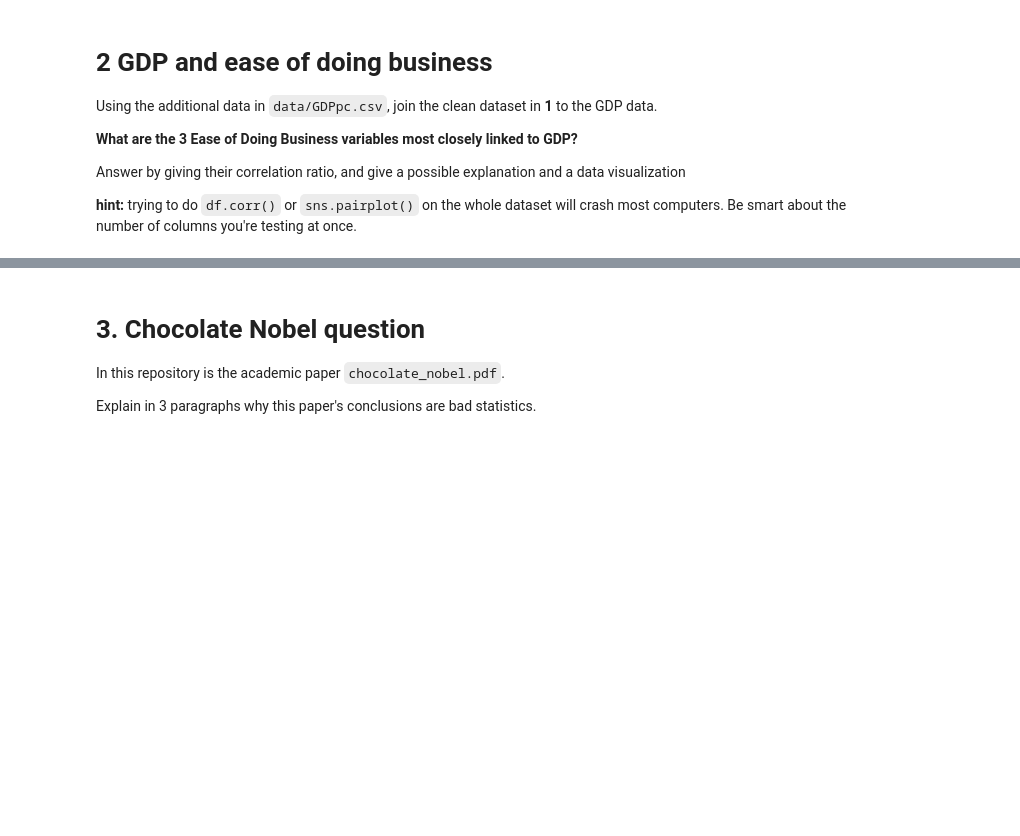
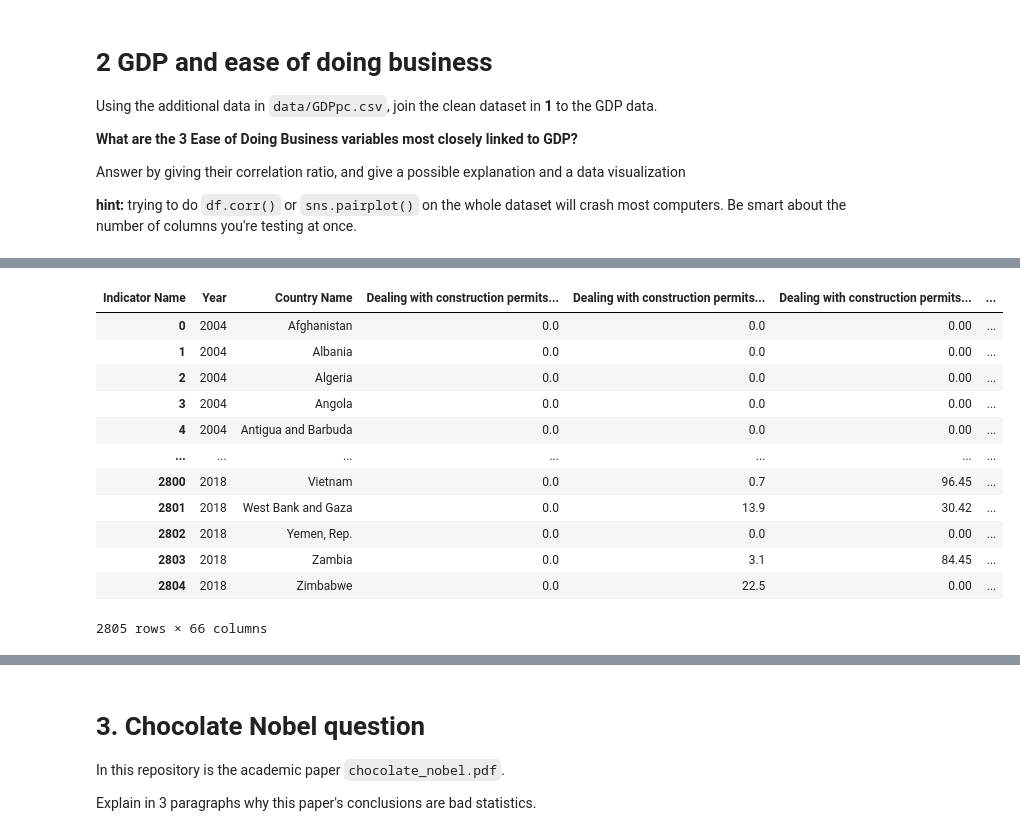
Before and after one commit to cb-ds-1/m2-5-storytelling, a Jupyter notebook: Workshop.ipynb, the cells around one changed output, grey strips where cells are left out. Cells and saved outputs as stored; diff of their text form; code cells hidden in the pictures; blank space fills up the shorter version.

```diff
--- a/Workshop.ipynb
+++ b/Workshop.ipynb
@@ -41,0 +100,39 @@ Answer by giving their correlation ratio, and give a possible explanation and a
+# %%
+"""
+Let's narrow down some columns.
+"""
+columns = joined.columns
+col_l = list(columns[starting_index:-1])
+starting_index = 2
+col_sums = [joined[col].sum() for col in col_l]
+"""
+First, let's remove columns whose sum of all values is 0, these won't serve any purpose
+"""
+del_zeros = [columns[starting_index:][zero]  for zero in np.where(np.array(col_sums) == 0.0)][0].tolist()
+"""
+Second, let's identify all columns whose number of occurences of 0.0 ranks above the 30th percentile
+"""
+z_counts = [joined[col].value_counts()[0.0] for col in col_l]
+z_counts_30 = np.percentile(np.array(z_counts), 30)
+
+del_in_70_perc = [columns[starting_index:][zero] for zero in np.where(np.array(z_counts) > z_counts_30)][0].tolist()
+"""
+Let's merge the two and delete the columns we don't want to use
+"""
+del_all = list(set(del_zeros + del_in_70_perc))
+joined2 = joined.drop(del_in_70_perc,axis=1)
+joined2
+# %% [output]
+| Indicator Name | Year | Country Name | Dealing with construction permits... | Dealing with construction permits... | Dealing with construction permits... | ... |
+| 0 | 2004 | Afghanistan | 0.0 | 0.0 | 0.00 | ... |
+| 1 | 2004 | Albania | 0.0 | 0.0 | 0.00 | ... |
+| 2 | 2004 | Algeria | 0.0 | 0.0 | 0.00 | ... |
+| 3 | 2004 | Angola | 0.0 | 0.0 | 0.00 | ... |
+| 4 | 2004 | Antigua and Barbuda | 0.0 | 0.0 | 0.00 | ... |
+| ... | ... | ... | ... | ... | ... | ... |
+| 2800 | 2018 | Vietnam | 0.0 | 0.7 | 96.45 | ... |
+| 2801 | 2018 | West Bank and Gaza | 0.0 | 13.9 | 30.42 | ... |
+| 2802 | 2018 | Yemen, Rep. | 0.0 | 0.0 | 0.00 | ... |
+| 2803 | 2018 | Zambia | 0.0 | 3.1 | 84.45 | ... |
+| 2804 | 2018 | Zimbabwe | 0.0 | 22.5 | 0.00 | ... |
+2805 rows × 66 columns
```
Also changed, not shown: parts of 7 cells of this notebook, 2 other files.
